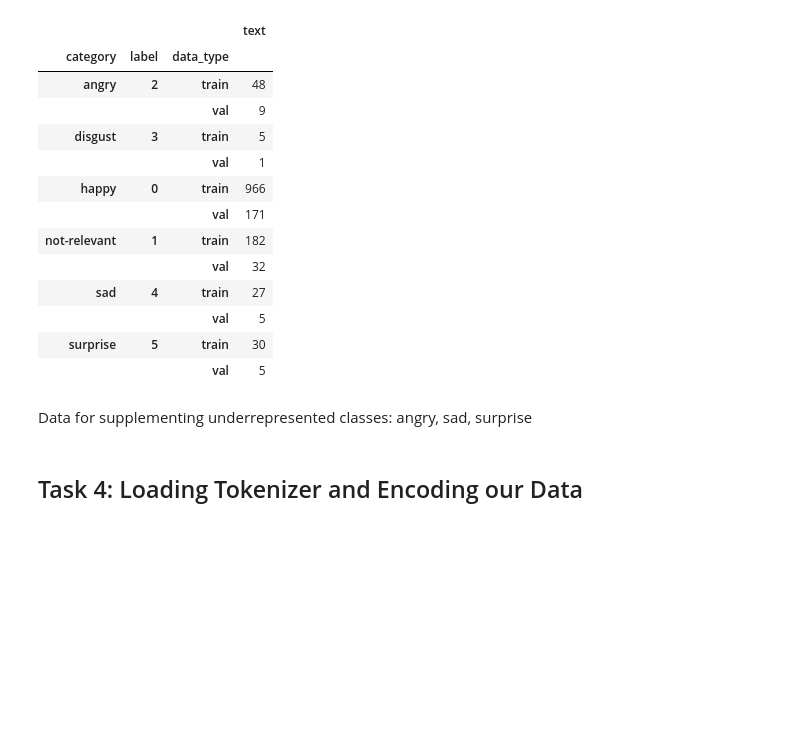
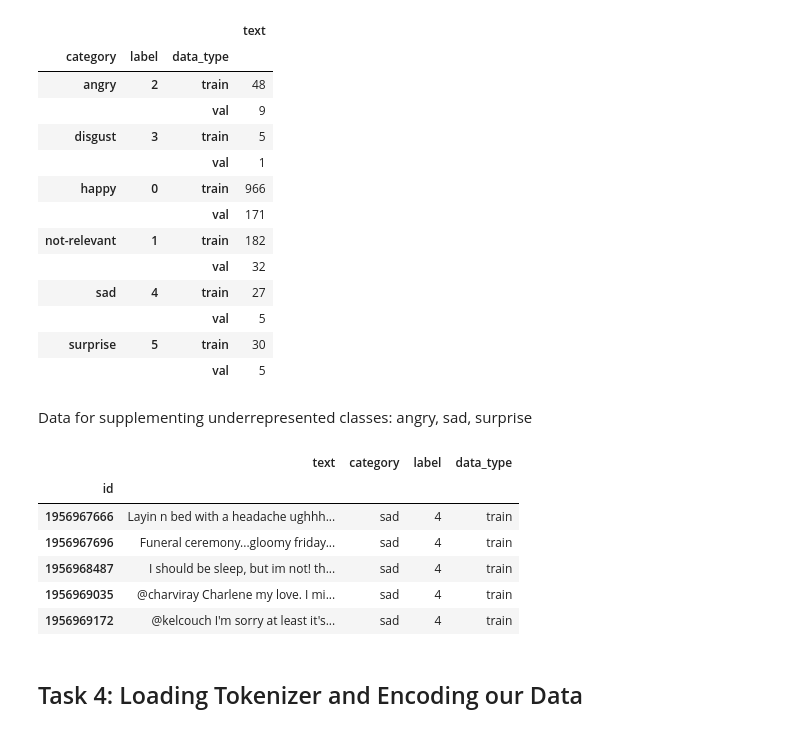
Before and after one commit to tamnguyen135/Sentiment-Analysis-on-Tweets, a Jupyter notebook: Project/Project.ipynb, the cells around one changed output. Saved outputs shown, nothing was run; the diff lists cells and outputs as text; code cells hidden in the pictures; blank space fills up the shorter version.

```diff
--- a/Project/Project.ipynb
+++ b/Project/Project.ipynb
@@ -207,4 +269,20 @@ Data for supplementing underrepresented classes: angry, sad, surprise
 # %%
 df2 = pd.read_csv('Data/text_emotion.csv', names = ['id', 'category', 'author', 'text'])
 df2 = df2[["id", "text", "category"]][1:]
+df2 = df2[df2.category.isin(["anger", "sadness", "surprise"])]
+
+emo = {"anger": "angry", "sadness": "sad", "surprise": "surprise"}
+df2.category = df2.category.map(emo)
 df2.set_index('id', inplace = True)
+df2['label'] = df2.category.map(label_dict)
+df2['data_type'] = ['train'] * len(df2)
+
+df2.head()
+# %% [output]
+|  | text | category | label | data_type |
+| id |  |  |  |  |
+| 1956967666 | Layin n bed with a headache ughhh... | sad | 4 | train |
+| 1956967696 | Funeral ceremony...gloomy friday... | sad | 4 | train |
+| 1956968487 | I should be sleep, but im not! th... | sad | 4 | train |
+| 1956969035 | @charviray Charlene my love. I mi... | sad | 4 | train |
+| 1956969172 | @kelcouch I'm sorry at least it's... | sad | 4 | train |
```
Also changed, not shown: parts of 15 cells of this notebook.
